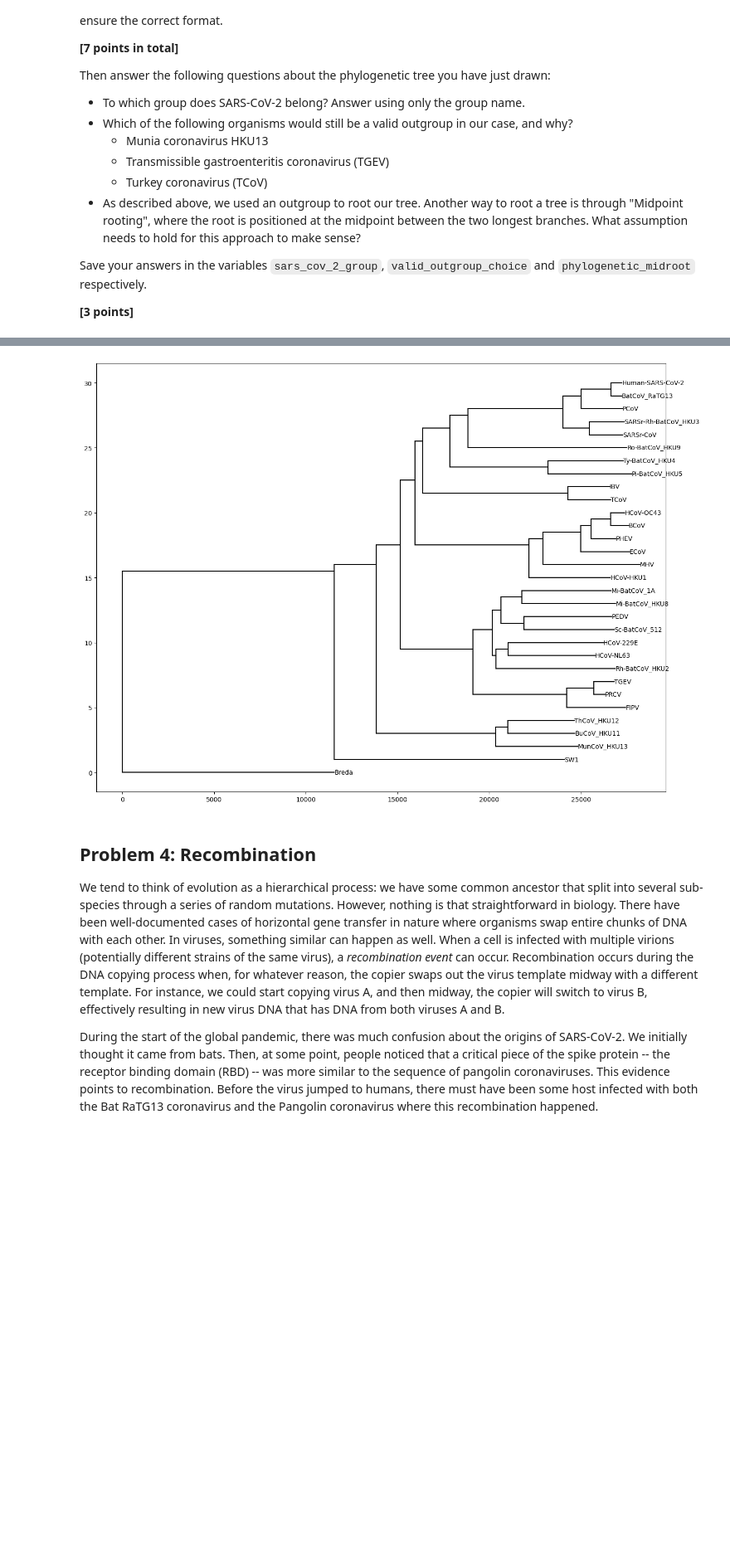
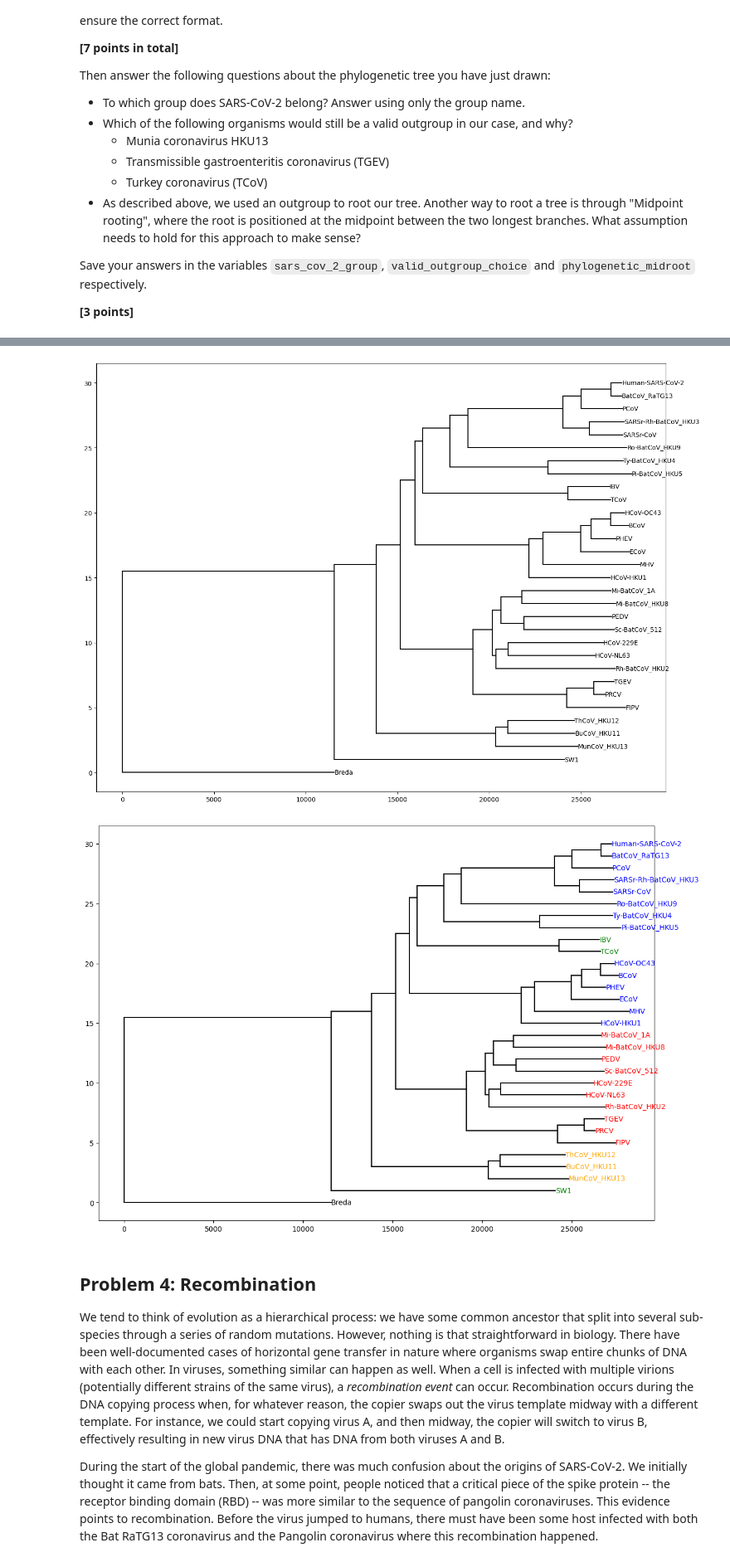
Before and after one commit to toshi708/binf_assignment_part2, a Jupyter notebook: phylo_workbook.ipynb, the cells around one changed output, grey strips where cells are left out. Shown at 83% size. Saved outputs shown, nothing was run; the diff lists cells and outputs as text; code cells hidden in the pictures; blank space fills up the shorter version.

Commit message:
completed problem 3 part d

```diff
--- a/phylo_workbook.ipynb
+++ b/phylo_workbook.ipynb
@@ -180,33 +180,84 @@ while stack:
 
   if node.left is None and node.right is None:
     if "breda" in node.name.lower():
       breda_node = node
       break
 
   if node.left is not None:
     stack.append(node.left)
 
   if node.right is not None:
     stack.append(node.right)
 
 rerooted_tree = reroot_tree(tree, breda_node)
 fig, ax = plt.subplots(figsize=(14,10))
 plot_nj_tree(rerooted_tree, ax=ax)
 plt.show()
 
 # part c
 sort_children_by_leaves(rerooted_tree)
 
 fig, ax = plt.subplots(figsize=(14, 10))
 plot_nj_tree(rerooted_tree, ax=ax)
 plt.tight_layout()
 plt.show()
 
 # part d
+group_colours = {
+  "Alphacoronavirus": "red",
+  "Betacoronavirus": "blue",
+  "Gammacoronavirus": "green",
+  "Deltacoronavirus": "orange",
+}
+
+virus_groups = {}
+
+accession_codes = []
+for record in records:
+  accession_codes.append(record.id.split("|")[-1])
+
+for accession in accession_codes:
+  handle = Entrez.efetch(
+    db="nuccore",
+    id=accession,
+    rettype="gb",
+    retmode="text"
+  )
+
+  record = SeqIO.read(handle, "genbank")
+  handle.close()
+
+  taxonomy = record.annotations.get("taxonomy", [])
+
+  for group in group_colours:
+    if group in taxonomy:
+      virus_groups[accession] = group
+      break
+
+fig, ax = plt.subplots(figsize=(14, 10))
+plot_nj_tree(rerooted_tree, ax=ax)
+
+for label in ax.texts:
+  name = label.get_text()
+
+  for record in records:
+    accession = record.id.split("|")[-1]
+
+    if accession.split(".")[0] == name or record.id.split("|")[0] == name:
+      if accession in virus_groups:
+        group = virus_groups[accession]
+        label.set_color(group_colours[group])
+      break
+
+for group, colour in group_colours.items():
+  ax.plot([], [], color=colour, label=group)
+plt.savefig('problem3.svg')
+plt.show()
 # %% [output]
 [figure]
 [figure]
 [figure]
+[figure, added]
 # %%
 sars_cov_2_group = """To which group does SARS-CoV-2 belong? Answer using only the group name."""
 # %%
```
Also changed, not shown: 1 other file.
